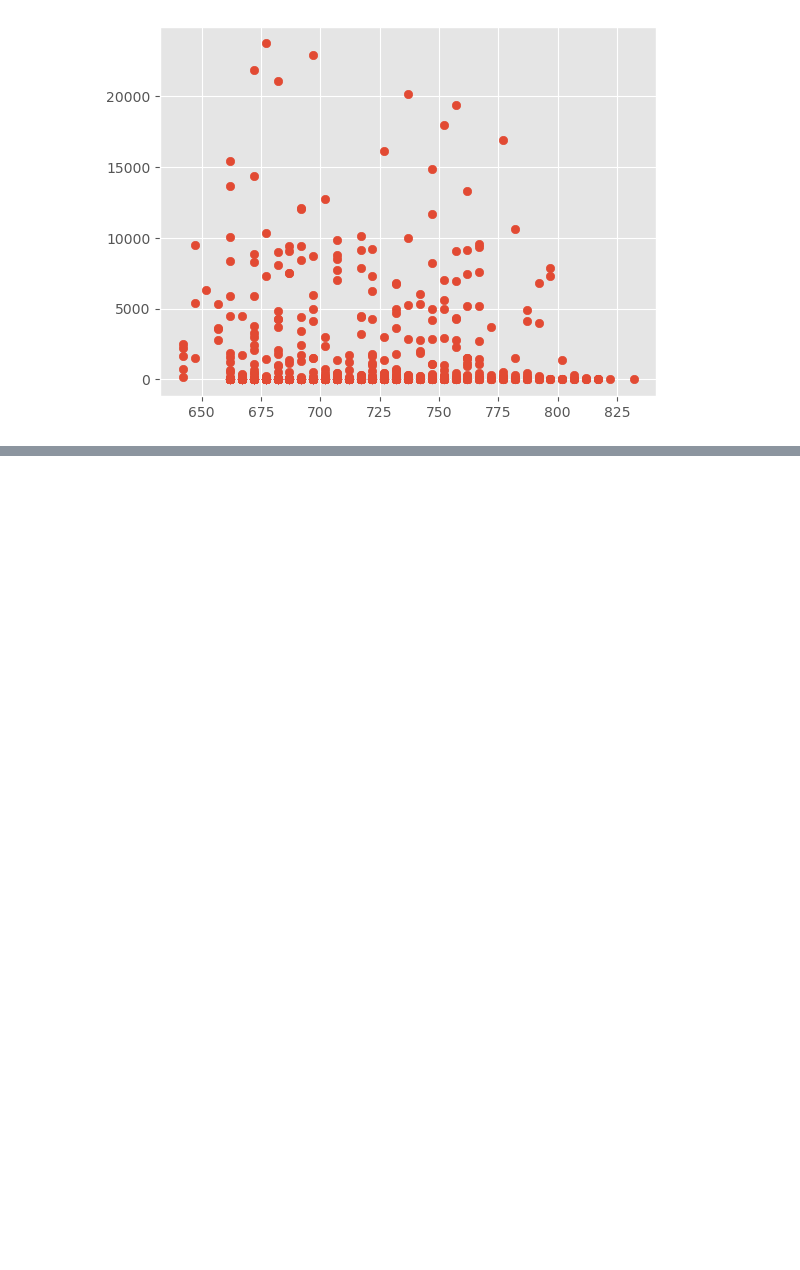
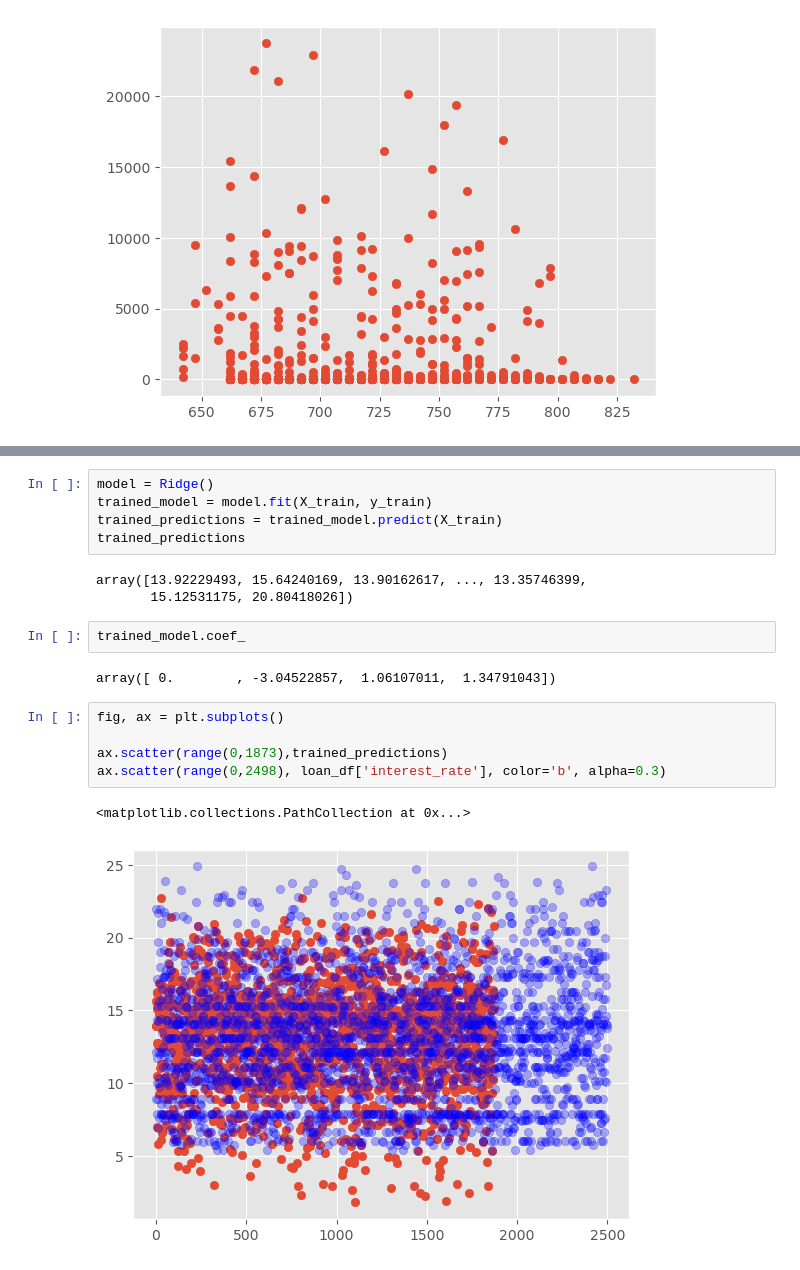
Before and after one commit to chrislee137/Linear_Regression_Case_Study, a Jupyter notebook: solutions/solution.ipynb, the cells around one changed output, grey strips where cells are left out. Drawn from its saved outputs; the diff is of its cells as text; blank space fills up the shorter version.

```diff
--- a/solutions/solution.ipynb
+++ b/solutions/solution.ipynb
@@ -381,0 +616,20 @@ ax.scatter(loan_df['fico_score'],loan_df['funding_difference'])
+# %%
+model = Ridge()
+trained_model = model.fit(X_train, y_train)
+trained_predictions = trained_model.predict(X_train)
+trained_predictions
+# %% [output]
+array([13.92229493, 15.64240169, 13.90162617, ..., 13.35746399,
+       15.12531175, 20.80418026])
+# %%
+trained_model.coef_
+# %% [output]
+array([ 0.        , -3.04522857,  1.06107011,  1.34791043])
+# %%
+fig, ax = plt.subplots()
+
+ax.scatter(range(0,1873),trained_predictions)
+ax.scatter(range(0,2498), loan_df['interest_rate'], color='b', alpha=0.3)
+# %% [output]
+<matplotlib.collections.PathCollection at 0x...>
+[figure, added]
```
Also changed, not shown: parts of 22 cells of this notebook.
